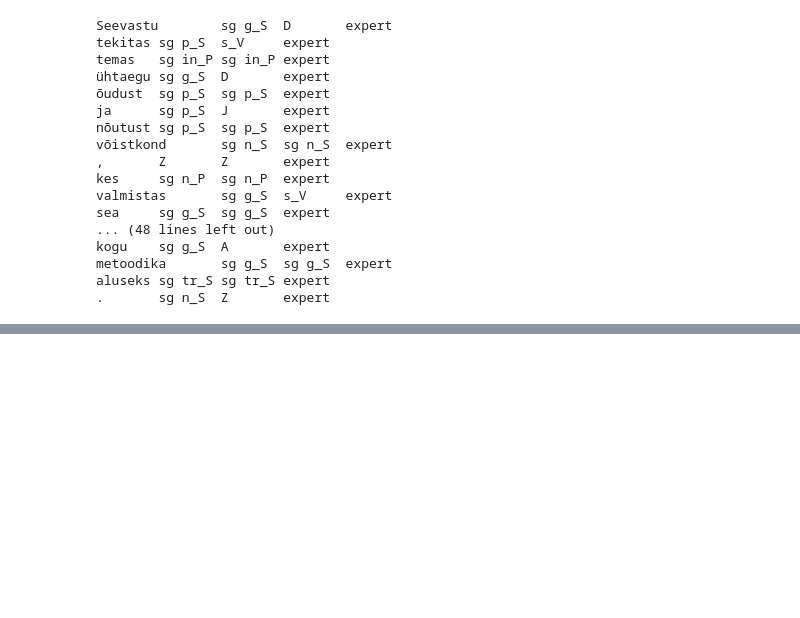
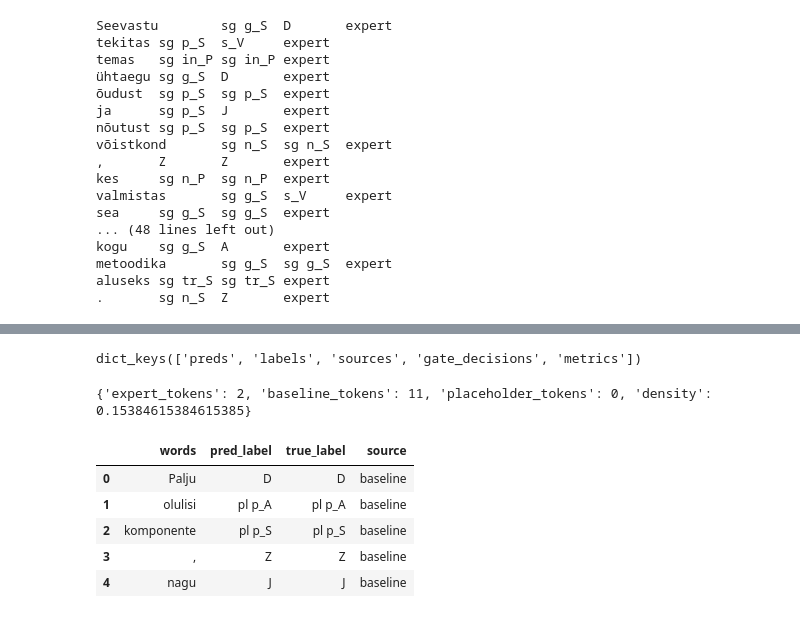
Before and after one commit to SanderSaska/EstNLTK_model_training, a Jupyter notebook: notebooks/evaluation.ipynb, the cells around one changed output, grey strips where cells are left out. Drawn from its saved outputs; the diff is of its cells as text; code cells hidden in the pictures; blank space fills up the shorter version.

Commit message:
Gathering diffs between pred and labels on MoE model

```diff
--- a/notebooks/evaluation.ipynb
+++ b/notebooks/evaluation.ipynb
@@ -1831,0 +464,26 @@ F1-score:       84.14%
+# %%
+# Step 3B: Two-model hybrid evaluation
+# The hybrid evaluation will use the baseline model for all tokens, but will also run the expert model on tokens that are identified as homonymous (based on the provided homonym set). The final predictions for those tokens will be taken from the expert model instead of the baseline model.
+hybrid_output = run_hybrid_density_eval(
+    baseline_model_path=None,
+    baseline_bundle=baseline_bundle,
+    expert_model_path=None,
+    expert_bundle=expert_bundle,
+    sentences=sentences,
+    batch_size=16,
+    max_length=128,
+    density_threshold=1,
+    homonym_set=load_homonym_set(homonym_list_path),
+    poseval_metric=poseval_metric,
+    ignore_placeholders=False,
+    placeholder_labels={"-", "NONE"},
+    verbose=True,
+)
+
+print("Hybrid metrics:")
+print_metrics(hybrid_output["metrics"])
+
+print_hybrid_gate_stats(
+    gate_decisions=hybrid_output["gate_decisions"],
+    density_threshold=1,
+)
@@ -1831,0 +508,8 @@ F1-score:       84.14%
+# %%
+print(hybrid_output.keys())
+# %% [output]
+dict_keys(['preds', 'labels', 'sources', 'gate_decisions', 'metrics'])
+# %%
+print(hybrid_output["gate_decisions"][0])
+# %% [output]
+{'expert_tokens': 2, 'baseline_tokens': 11, 'placeholder_tokens': 0, 'density': 0.15384615384615385}
@@ -1831,0 +523,24 @@ F1-score:       84.14%
+# %%
+# Gather preds and labels for all tokens across all sentences, along with the source of the prediction (baseline or expert)
+preds_all = [pred for sentence in hybrid_output["preds"] for pred in sentence]
+labels_all = [label for sentence in hybrid_output["labels"] for label in sentence]
+sources_all = [source for sentence in hybrid_output["sources"] for source in sentence]
+words_all = [word for sentence in sentences for word in sentence[0]]
+
+# Create a dataframe to analyze the predictions, true labels and sources
+analysis_df = pd.DataFrame(
+    {
+        "words": words_all,
+        "pred_label": preds_all,
+        "true_label": labels_all,
+        "source": sources_all,
+    }
+)
+display(analysis_df.head())
+# %% [output]
+|  | words | pred_label | true_label | source |
+| 0 | Palju | D | D | baseline |
+| 1 | olulisi | pl p_A | pl p_A | baseline |
+| 2 | komponente | pl p_S | pl p_S | baseline |
+| 3 | , | Z | Z | baseline |
+| 4 | nagu | J | J | baseline |
```
Also changed, not shown: parts of 98 cells of this notebook.
